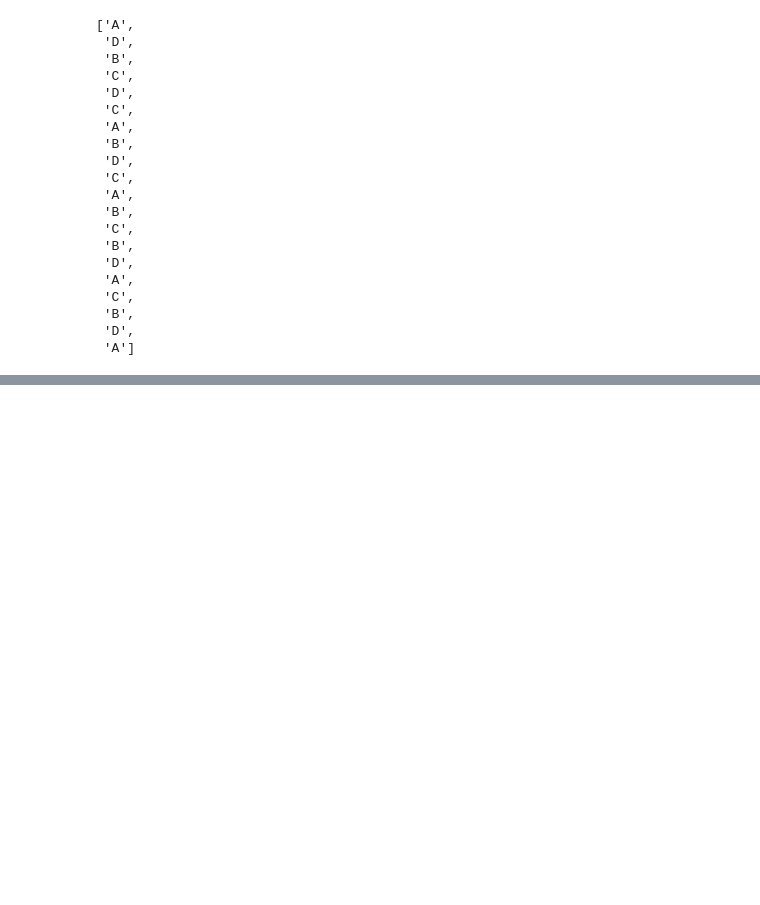
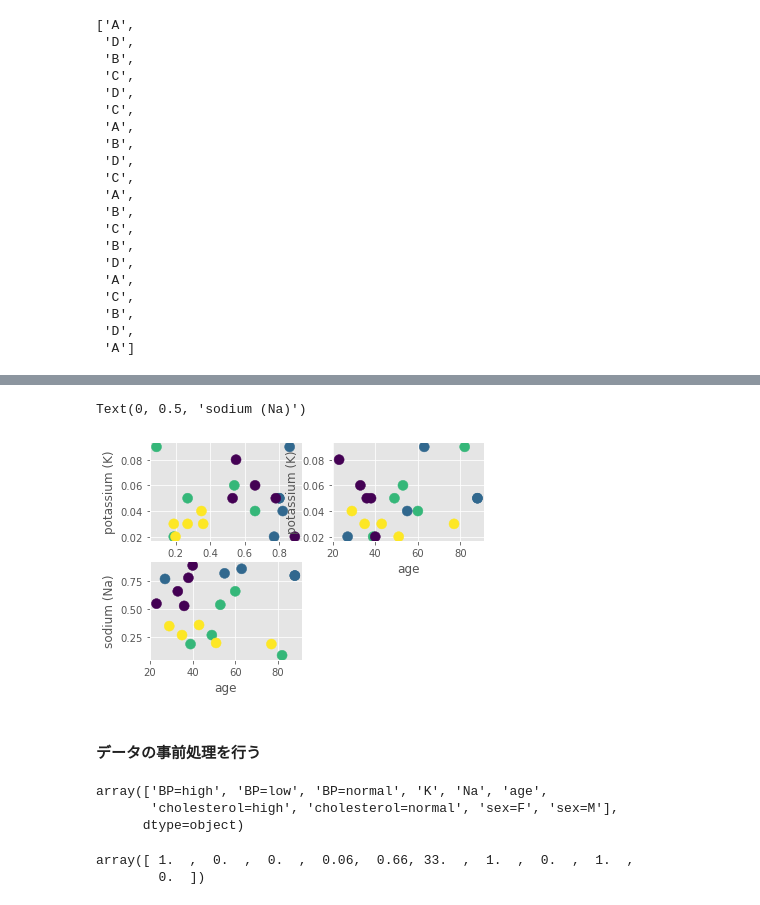
Before and after one commit to dam-crtl/opencv, a Jupyter notebook: chap5-1.ipynb, the cells around one changed output, grey strips where cells are left out. Drawn from its saved outputs; the diff is of its cells as text; code cells hidden in the pictures; blank space fills up the shorter version.

```diff
--- a/chap5-1.ipynb
+++ b/chap5-1.ipynb
@@ -88,0 +106,3 @@ KeyError: 'drug'
+# %%
+age = [d['age'] for d in data]
+age
@@ -88,0 +145,18 @@ KeyError: 'drug'
+# %%
+plt.subplot(221)
+plt.scatter(sodium, potassium, c=target, s=100)
+plt.xlabel('sodium (Na)')
+plt.ylabel('potassium (K)')
+plt.subplot(222)
+plt.scatter(age, potassium, c=target, s=100)
+plt.xlabel('age')
+plt.ylabel('potassium (K)')
+plt.subplot(223)
+plt.scatter(age, sodium, c=target, s=100)
+plt.xlabel('age')
+plt.ylabel('sodium (Na)')
+# %% [output]
+Text(0, 0.5, 'sodium (Na)')
+[figure, added]
+# %% [markdown]
+#### データの事前処理を行う
@@ -88,0 +167,11 @@ KeyError: 'drug'
+# %%
+vec.get_feature_names_out()
+# %% [output]
+array(['BP=high', 'BP=low', 'BP=normal', 'K', 'Na', 'age',
+       'cholesterol=high', 'cholesterol=normal', 'sex=F', 'sex=M'],
+      dtype=object)
+# %%
+data_pre[0]
+# %% [output]
+array([ 1.  ,  0.  ,  0.  ,  0.06,  0.66, 33.  ,  1.  ,  0.  ,  1.  ,
+        0.  ])
```
Also changed, not shown: parts of 24 cells of this notebook, 1 other file.
